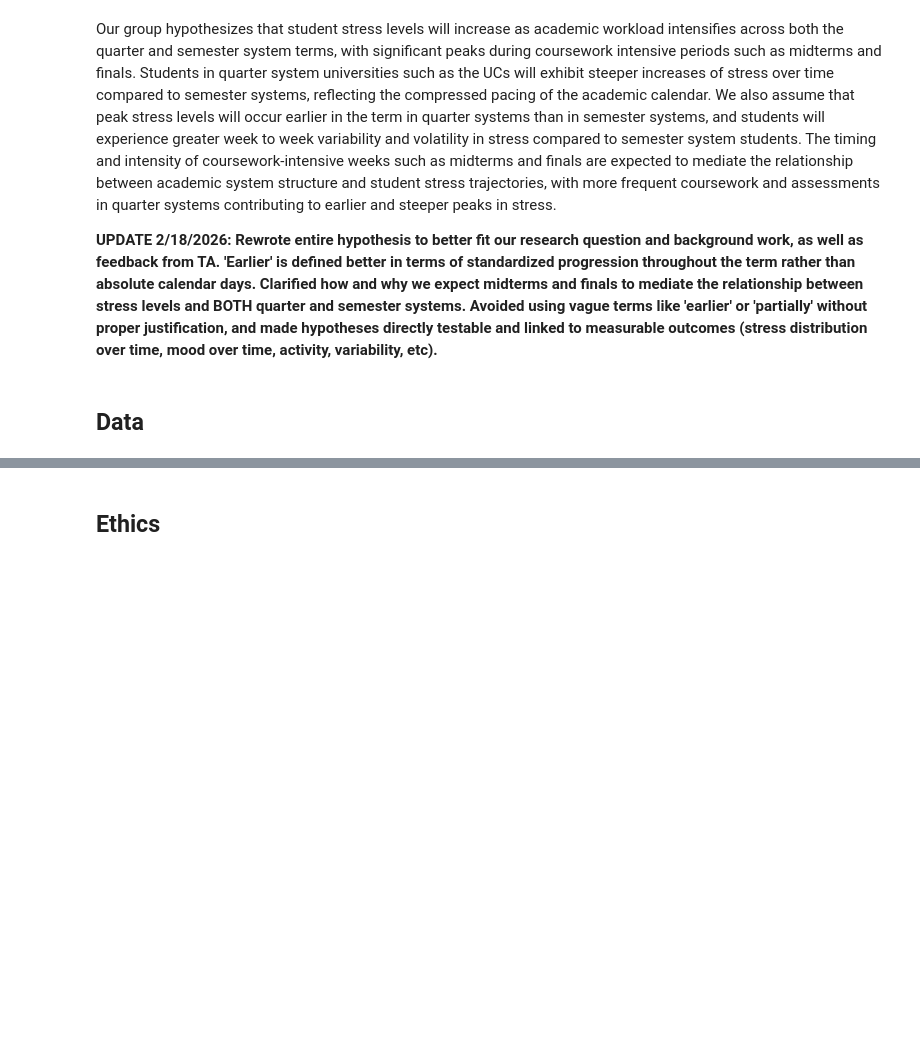
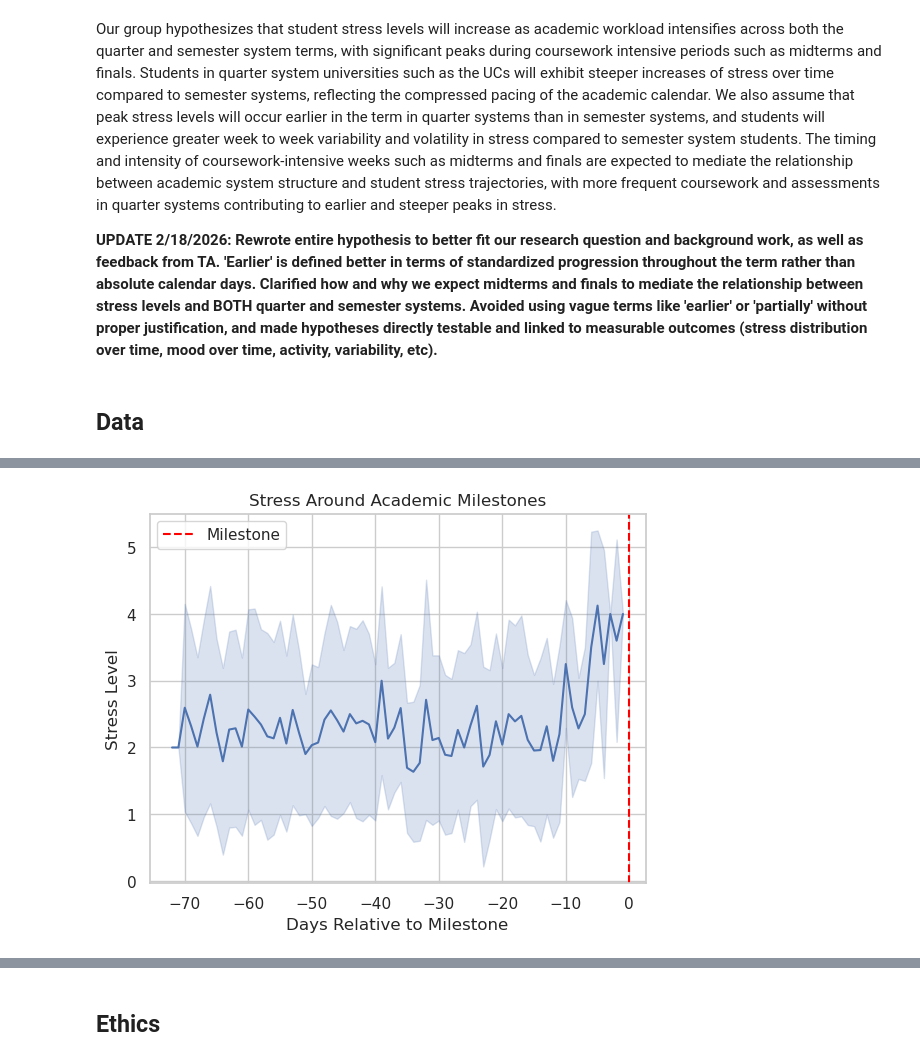
Before and after one commit to dieffio/Group054_WI26, a Jupyter notebook: 02-EDACheckpoint.ipynb, the cells around one changed output, grey strips where cells are left out. Cells and saved outputs as stored; diff of their text form; code cells hidden in the pictures; blank space fills up the shorter version.

```diff
--- a/02-EDACheckpoint.ipynb
+++ b/02-EDACheckpoint.ipynb
@@ -146,0 +136,16 @@ Some more words and stuff.  Remember notebooks work best if you interleave the c
+# %%
+folder_path = folder_path = '/home/nabuan/Group054_WI26/data/studentlife/EMA/Stress'
+all_files = [f for f in os.listdir(folder_path) if f.endswith('.json')]
+
+data_list = []
+
+for file in all_files:
+    student_id = file.split('.')[0]
+    with open (os.path.join(folder_path, file)) as f:
+        data = json.load(f)
+        df = pd.DataFrame(data)
+        df['student_id'] = student_id
+        data_list.append(df)
+
+df_all = pd.concat(data_list, ignore_index=True)
+print(f"Loaded {len(df_all)} EMA entries from {len(all_files)} students")
@@ -146,0 +427,17 @@ Some more words and stuff.  Remember notebooks work best if you interleave the c
+# %%
+# vis for stress relative to academic milestones (ie. midterm or finals weeks) plt.figure(figsize=(10,6))
+
+sns.lineplot(
+    x='days_to_nearest_milestone',
+    y='stress',
+    data=df_all,
+    errorbar='sd'
+)
+plt.axvline(0, color='red', linestyle='--', label='Milestone')
+plt.xlabel('Days Relative to Milestone')
+plt.ylabel('Stress Level')
+plt.title('Stress Around Academic Milestones')
+plt.legend()
+plt.show()
+# %% [output]
+[figure, added]
```
Also changed, not shown: parts of 32 cells of this notebook.
